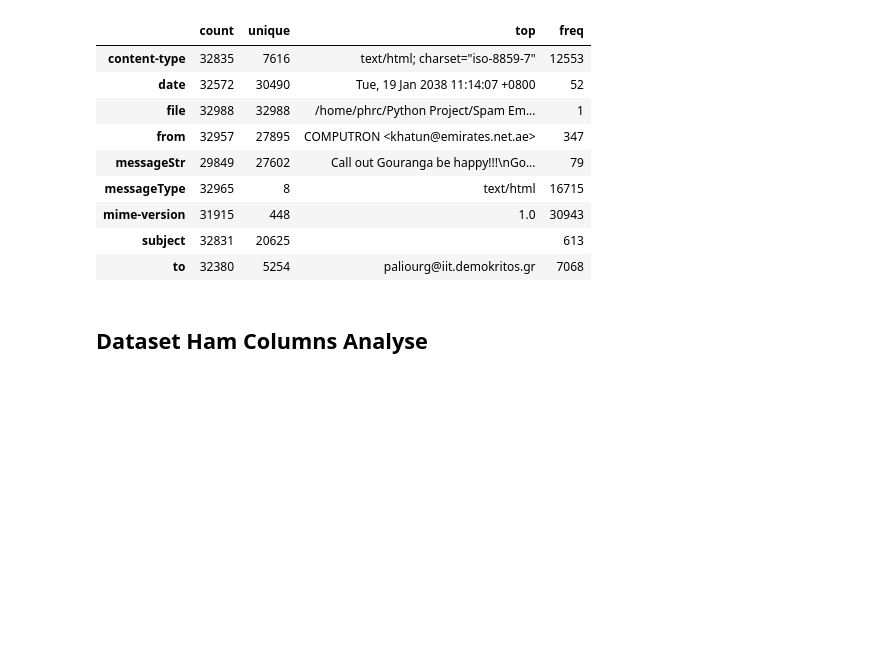
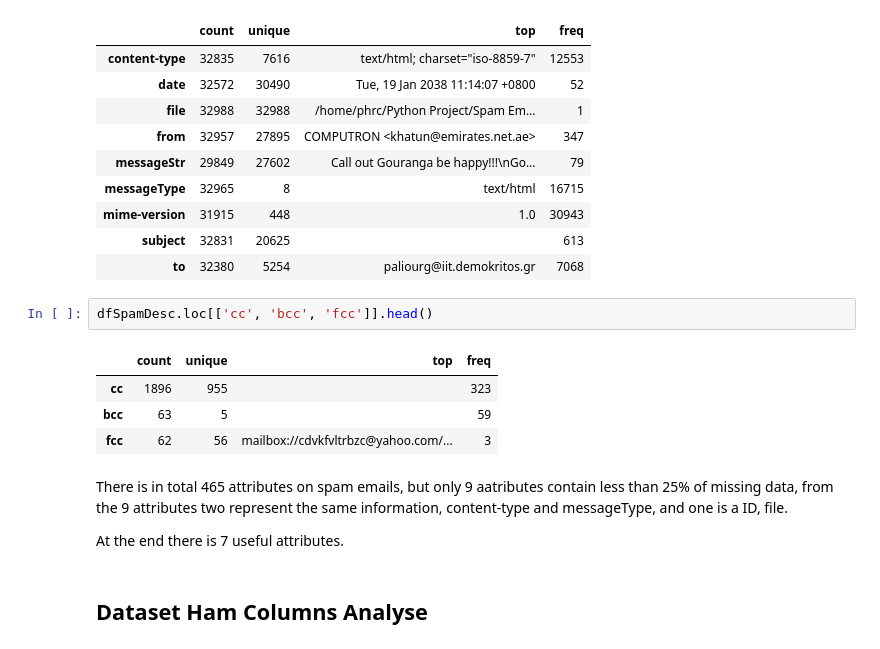
Before and after one commit to cordeiroph/SpamEmailClassifier, a Jupyter notebook: SpamEmailClassifier2.ipynb, the cells around one changed output. Saved outputs shown, nothing was run; the diff lists cells and outputs as text; blank space fills up the shorter version.

```diff
--- a/SpamEmailClassifier2.ipynb
+++ b/SpamEmailClassifier2.ipynb
@@ -317,6 +317,17 @@ Total of Spam attributes 465
 | mime-version | 31915 | 448 | 1.0 | 30943 |
 | subject | 32831 | 20625 |  | 613 |
 | to | 32380 | 5254 | paliourg@iit.demokritos.gr | 7068 |
+# %%
+dfSpamDesc.loc[['cc', 'bcc', 'fcc']].head()
+# %% [output]
+|  | count | unique | top | freq |
+| cc | 1896 | 955 |  | 323 |
+| bcc | 63 | 5 |  | 59 |
+| fcc | 62 | 56 | mailbox://cdvkfvltrbzc@yahoo.com/... | 3 |
+# %% [markdown]
+There is in total 465 attributes on spam emails, but only 9 aatributes contain less than 25% of missing data, from the 9 attributes two represent the same information, content-type and messageType, and one is a ID, file.
+
+At the end there is 7 useful attributes.
 # %% [markdown]
 ## Dataset Ham Columns Analyse
 # %%
```
Also changed, not shown: parts of 16 cells of this notebook.
